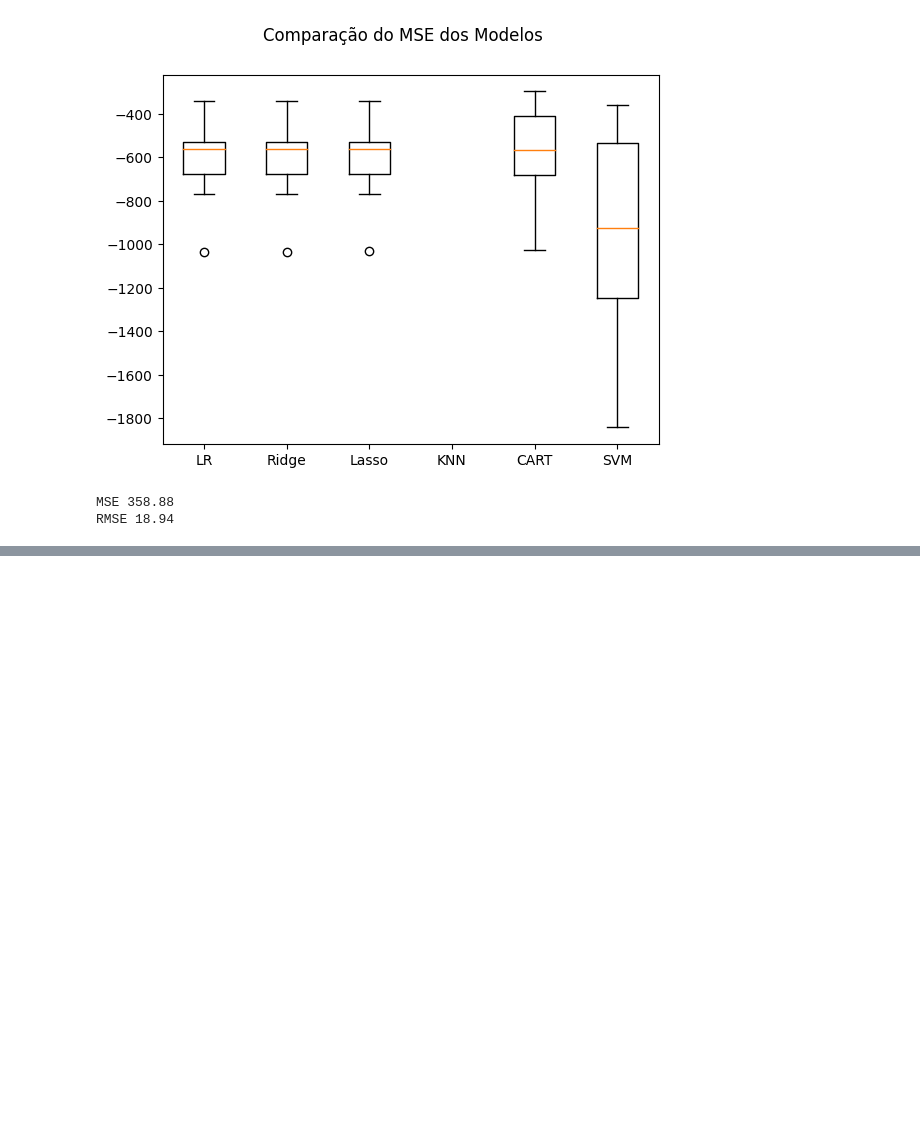
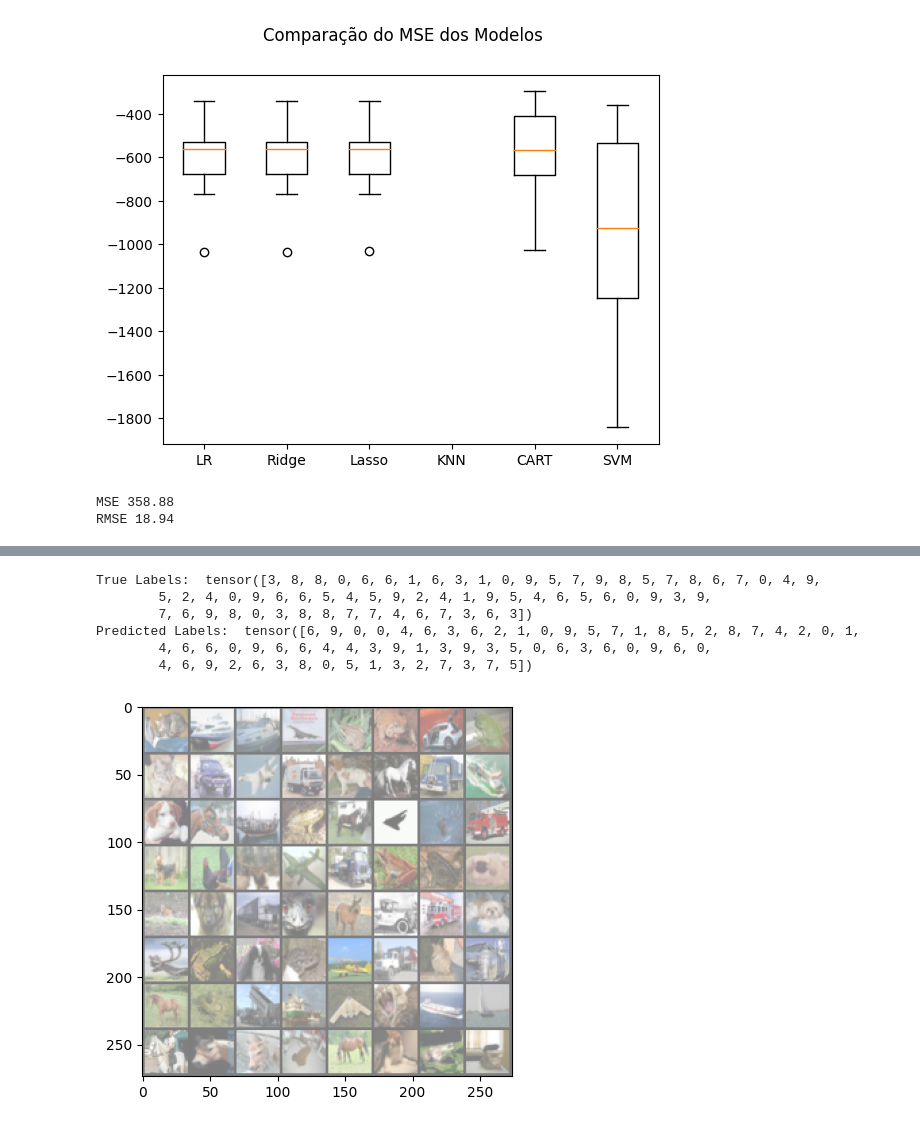
Before and after one commit to AlexandreSaldanha/AlexandreSaldanha, a Jupyter notebook: MVP_ML.ipynb, the cells around one changed output, grey strips where cells are left out. Cells and saved outputs as stored; diff of their text form; code cells hidden in the pictures; blank space fills up the shorter version.

```diff
--- a/MVP_ML.ipynb
+++ b/MVP_ML.ipynb
@@ -216,0 +373,27 @@ RMSE 18.94
+# %%
+import numpy as np
+
+# get some validation data
+for inputs, labels in test_loader:
+    break  # this line stops the loop after the first iteration
+
+# make predictions
+outputs = model(inputs)
+_, predicted = torch.max(outputs, 1)
+
+# display the images and their labels
+img_grid = torchvision.utils.make_grid(inputs)
+img_grid = img_grid / 2 + 0.5     # unnormalize
+npimg = img_grid.numpy()
+plt.imshow(np.transpose(npimg, (1, 2, 0)))
+
+print('True Labels: ', labels)
+print('Predicted Labels: ', predicted)
+# %% [output]
+True Labels:  tensor([3, 8, 8, 0, 6, 6, 1, 6, 3, 1, 0, 9, 5, 7, 9, 8, 5, 7, 8, 6, 7, 0, 4, 9,
+        5, 2, 4, 0, 9, 6, 6, 5, 4, 5, 9, 2, 4, 1, 9, 5, 4, 6, 5, 6, 0, 9, 3, 9,
+        7, 6, 9, 8, 0, 3, 8, 8, 7, 7, 4, 6, 7, 3, 6, 3])
+Predicted Labels:  tensor([6, 9, 0, 0, 4, 6, 3, 6, 2, 1, 0, 9, 5, 7, 1, 8, 5, 2, 8, 7, 4, 2, 0, 1,
+        4, 6, 6, 0, 9, 6, 6, 4, 4, 3, 9, 1, 3, 9, 3, 5, 0, 6, 3, 6, 0, 9, 6, 0,
+        4, 6, 9, 2, 6, 3, 8, 0, 5, 1, 3, 2, 7, 3, 7, 5])
+[figure, added]
```
Also changed, not shown: parts of 10 cells of this notebook.
